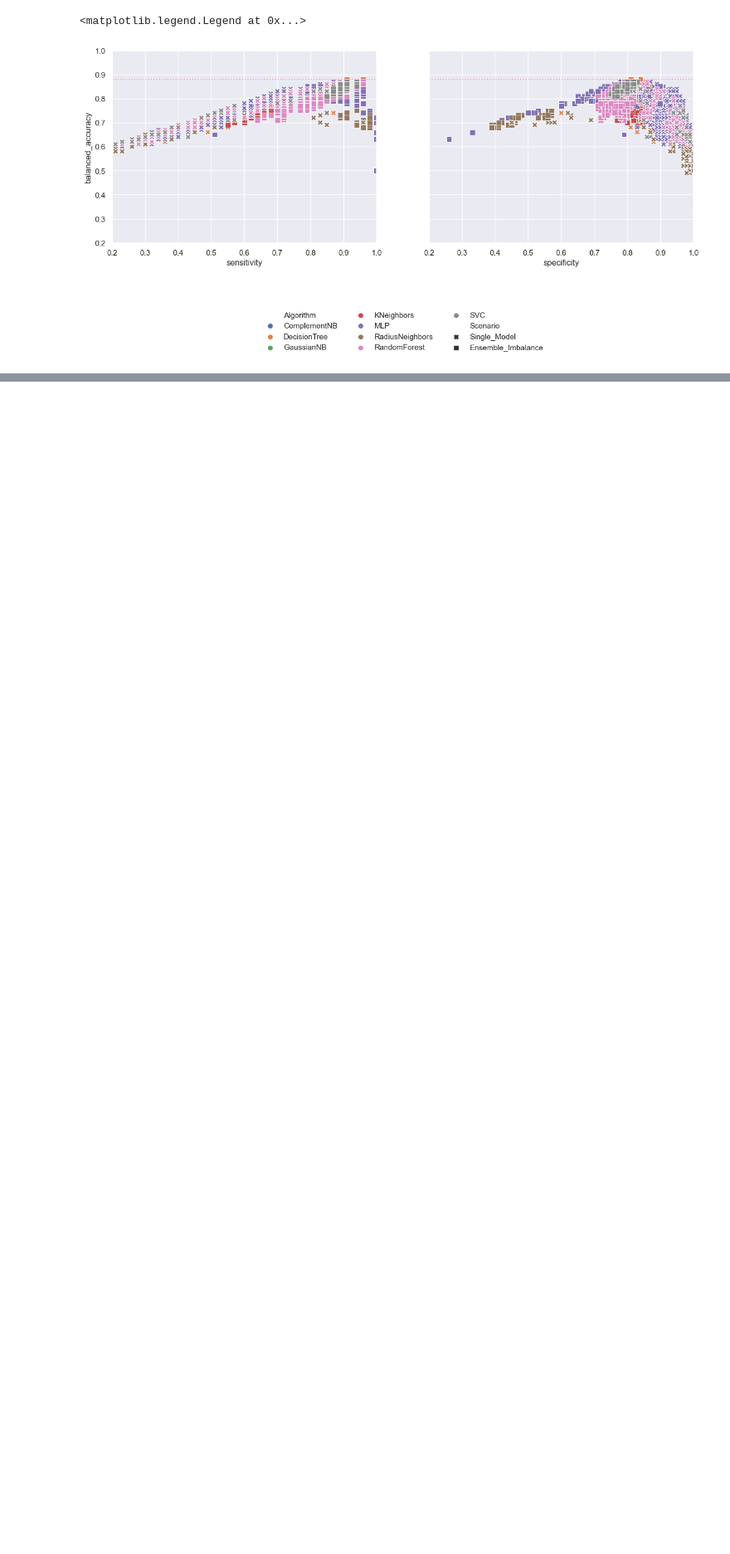
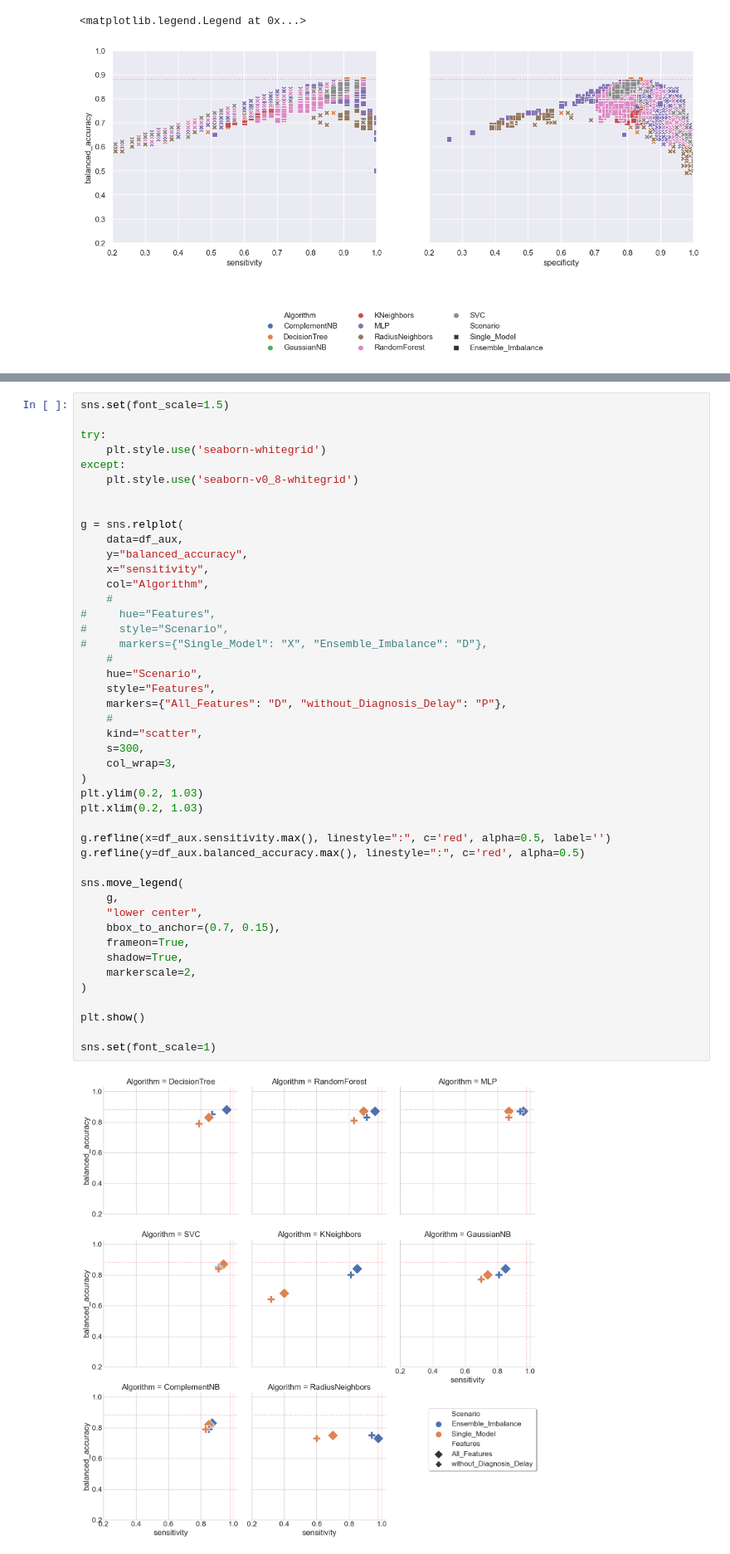
Before and after one commit to fabianopapaiz/als_prognosis_using_ensemble_imbalance, a Jupyter notebook: 05_Train_Validate_Models/777.1 - Separate performances by algorithm scenario and etc.ipynb, the cells around one changed output, grey strips where cells are left out. Shown at 83% size. Cells and saved outputs as stored; diff of their text form; blank space fills up the shorter version.

Commit message:
finished with graph

```diff
--- a/05_Train_Validate_Models/777.1 - Separate performances by algorithm scenario and etc.ipynb
+++ b/05_Train_Validate_Models/777.1 - Separate performances by algorithm scenario and etc.ipynb
@@ -392,0 +326,47 @@ g.refline(x=df_aux.sensitivity.max(), linestyle=":", c='red', alpha=0.3)
+# %%
+sns.set(font_scale=1.5)
+
+try:
+    plt.style.use('seaborn-whitegrid')
+except:
+    plt.style.use('seaborn-v0_8-whitegrid')
+
+
+g = sns.relplot(
+    data=df_aux,
+    y="balanced_accuracy",
+    x="sensitivity",
+    col="Algorithm",
+    #
+#     hue="Features",
+#     style="Scenario",
+#     markers={"Single_Model": "X", "Ensemble_Imbalance": "D"},
+    #
+    hue="Scenario",
+    style="Features",
+    markers={"All_Features": "D", "without_Diagnosis_Delay": "P"},
+    #
+    kind="scatter",
+    s=300,
+    col_wrap=3,
+)
+plt.ylim(0.2, 1.03)
+plt.xlim(0.2, 1.03)
+
+g.refline(x=df_aux.sensitivity.max(), linestyle=":", c='red', alpha=0.5, label='')
+g.refline(y=df_aux.balanced_accuracy.max(), linestyle=":", c='red', alpha=0.5)
+
+sns.move_legend(
+    g,
+    "lower center",
+    bbox_to_anchor=(0.7, 0.15),
+    frameon=True,
+    shadow=True,
+    markerscale=2,
+)
+
+plt.show()
+
+sns.set(font_scale=1)
+# %% [output]
+[figure, added]
```
Also changed, not shown: parts of 13 cells of this notebook, 10 other files.
